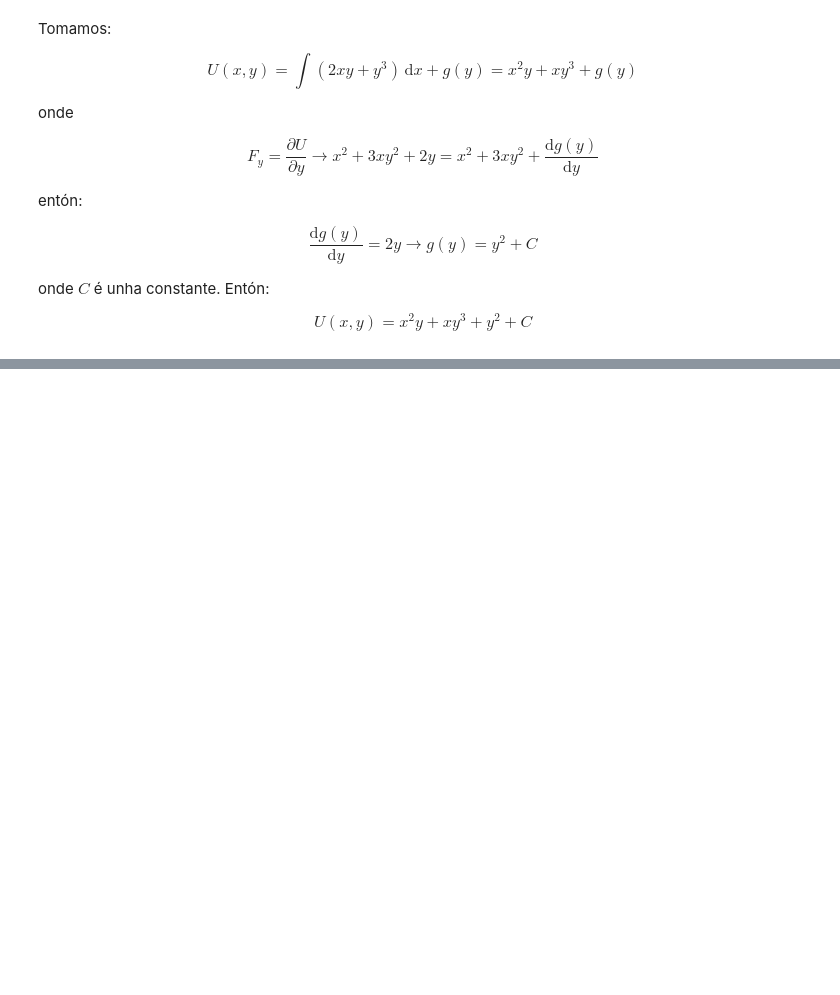
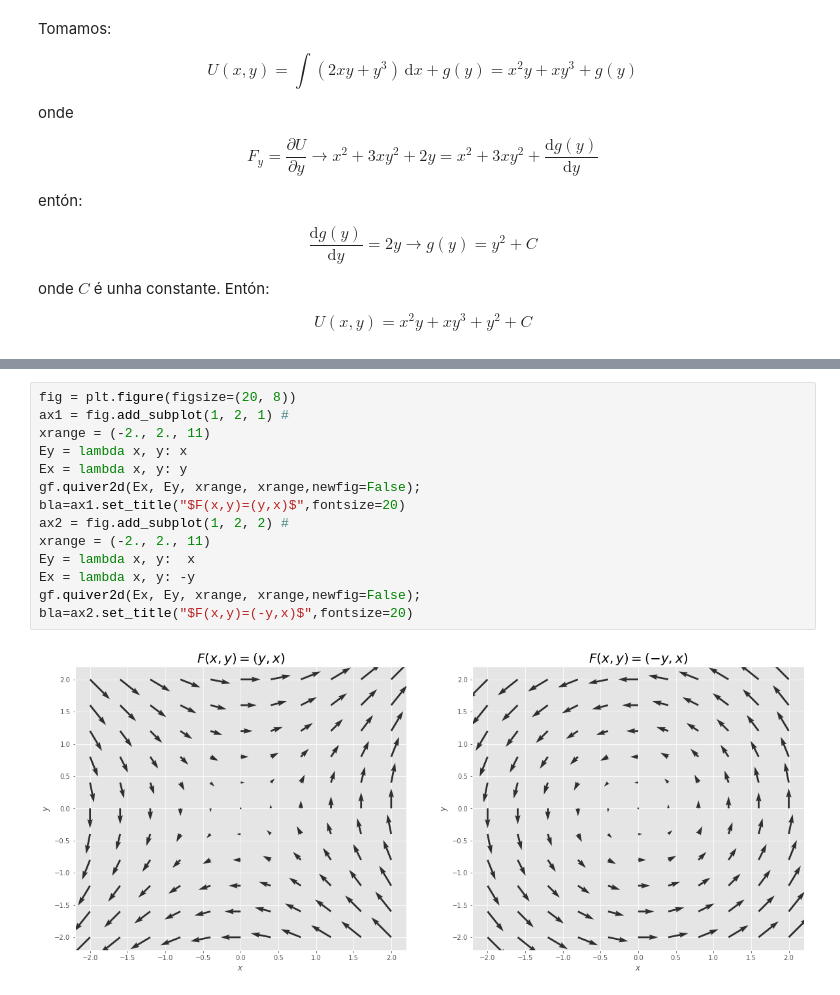
Before and after one commit to xabiercidvidal/USC-MMIII, a Jupyter notebook: _sources/notebooks/tcalvec_rotdiv_conservativos.ipynb, the cells around one changed output, grey strips where cells are left out. Cells and saved outputs as stored; diff of their text form; blank space fills up the shorter version.

```diff
--- a/_sources/notebooks/tcalvec_rotdiv_conservativos.ipynb
+++ b/_sources/notebooks/tcalvec_rotdiv_conservativos.ipynb
@@ -312,2 +305,18 @@ Observa el dibujo de Escher ¡debe ser una ilusión óptica! porque las escalera
+# %%
+fig = plt.figure(figsize=(20, 8))
+ax1 = fig.add_subplot(1, 2, 1) #
+xrange = (-2., 2., 11)
+Ey = lambda x, y: x
+Ex = lambda x, y: y
+gf.quiver2d(Ex, Ey, xrange, xrange,newfig=False);
+bla=ax1.set_title("$F(x,y)=(y,x)$",fontsize=20)
+ax2 = fig.add_subplot(1, 2, 2) #
+xrange = (-2., 2., 11)
+Ey = lambda x, y:  x
+Ex = lambda x, y: -y
+gf.quiver2d(Ex, Ey, xrange, xrange,newfig=False);
+bla=ax2.set_title("$F(x,y)=(-y,x)$",fontsize=20)
+# %% [output]
+[figure, added]
 # %% [markdown]
 
```
Also changed, not shown: parts of 17 cells of this notebook, 12 other files.
